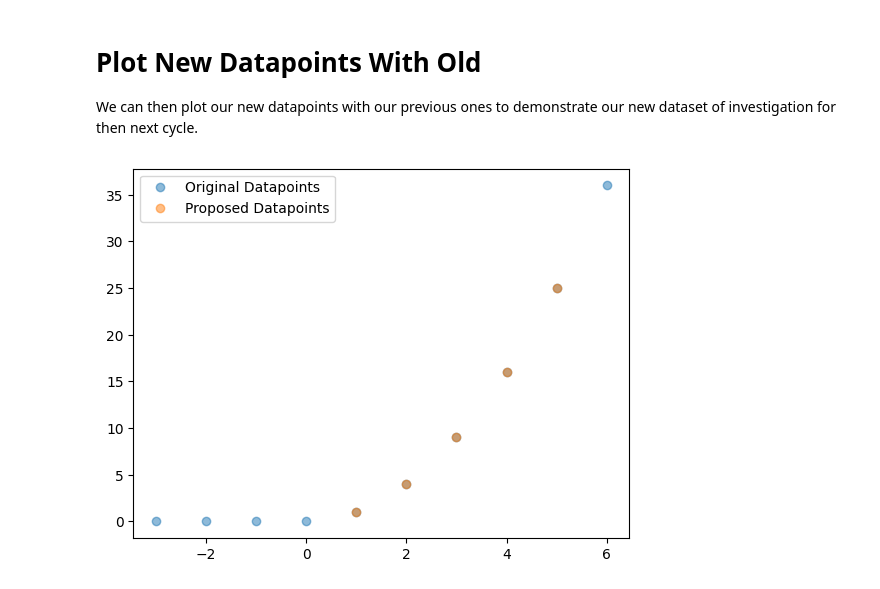
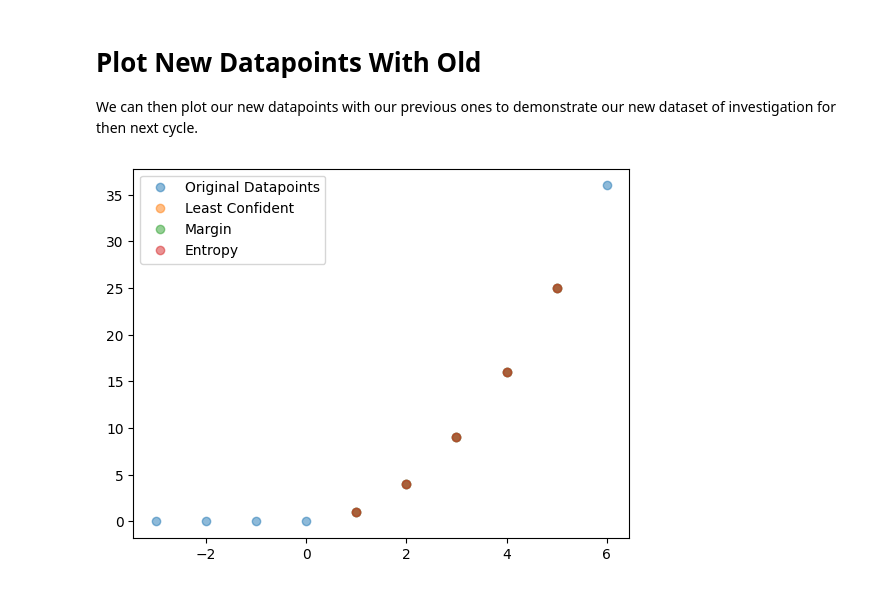
Before and after one commit to AutoResearch/autora-experimentalist-sampler-uncertainty-sampler, a Jupyter notebook: docs/basic-usage.ipynb, the cells around one changed output. Saved outputs shown, nothing was run; the diff lists cells and outputs as text; code cells hidden in the pictures.

Commit message:
Created bones of sampler

```diff
--- a/docs/basic-usage.ipynb
+++ b/docs/basic-usage.ipynb
@@ -67,0 +56,8 @@ New datapoints:
+# %%
+sampler_proposal_lc = uncertainty_sampler(X, lr_theorist, 5, measure ="least_confident")
+sampler_proposal_marg = uncertainty_sampler(X, lr_theorist, 5, measure ="margin")
+sampler_proposal_ent = uncertainty_sampler(X, lr_theorist, 5, measure ="entropy")
+
+print('New datapoints with Least Confident metric:\n' + str(sampler_proposal_lc) + '\n')
+print('New datapoints with Margin metric:\n' + str(sampler_proposal_marg) + '\n')
+print('New datapoints with Entropy metric:\n' + str(sampler_proposal_ent))
@@ -71,8 +88,10 @@ New datapoints:
 We can then plot our new datapoints with our previous ones to demonstrate our new dataset of investigation for then next cycle.
 # %%
 plt.plot(X, ground_truth(X), 'o', alpha = .5, label = 'Original Datapoints')
-plt.plot(sampler_proposal, ground_truth(sampler_proposal), 'o', alpha = .5, label = 'Proposed Datapoints')
+plt.plot(sampler_proposal_lc, ground_truth(sampler_proposal_lc), 'o', alpha = .5, label = 'Least Confident')
+plt.plot(sampler_proposal_marg, ground_truth(sampler_proposal_marg), 'o', alpha = .5, label = 'Margin')
+plt.plot(sampler_proposal_ent, ground_truth(sampler_proposal_ent), 'o', alpha = .5, label = 'Entropy')
 plt.legend()
 plt.show()
 # %% [output]
-[figure, old version]
+[figure, new version]
```
Also changed, not shown: parts of 3 cells of this notebook, 4 other files.
